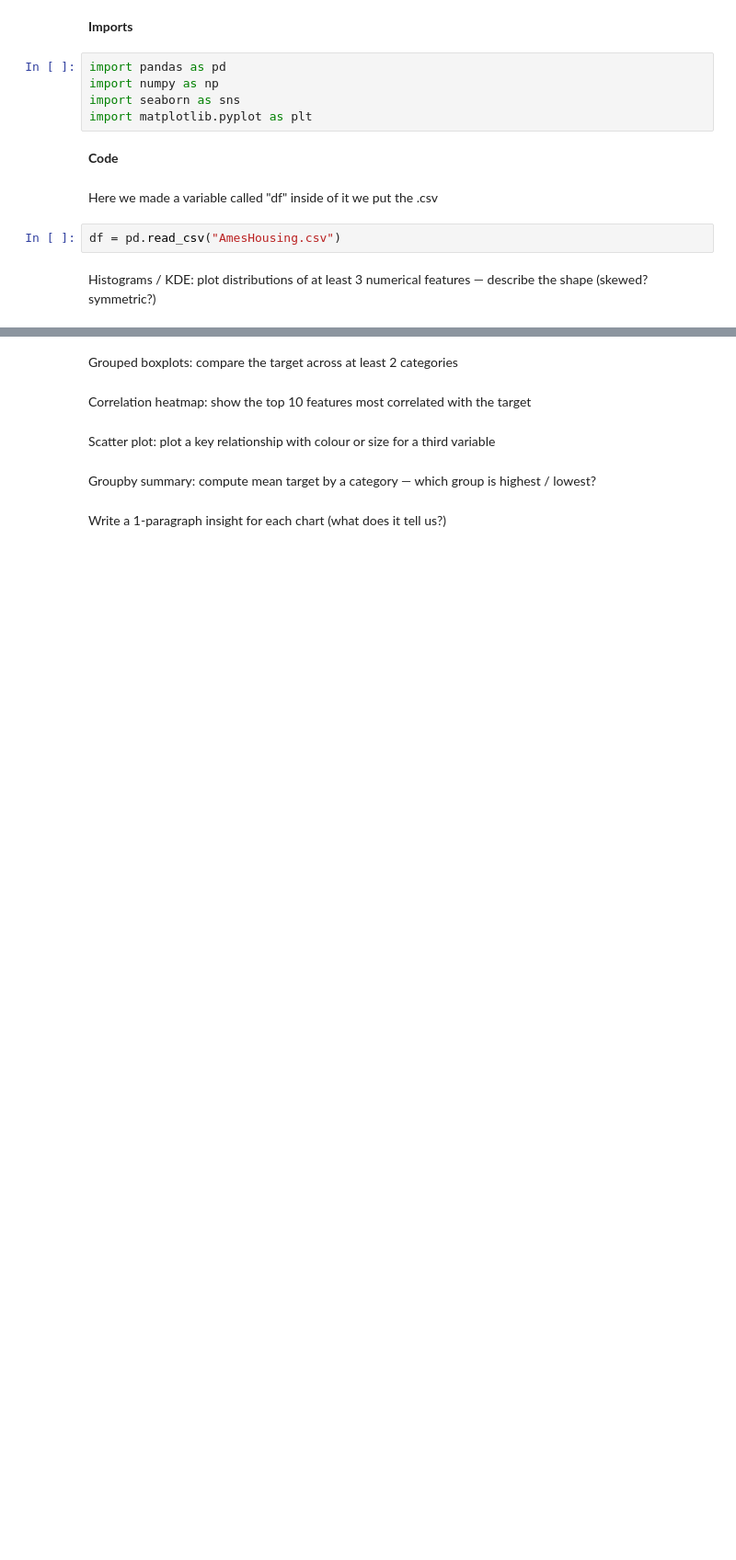
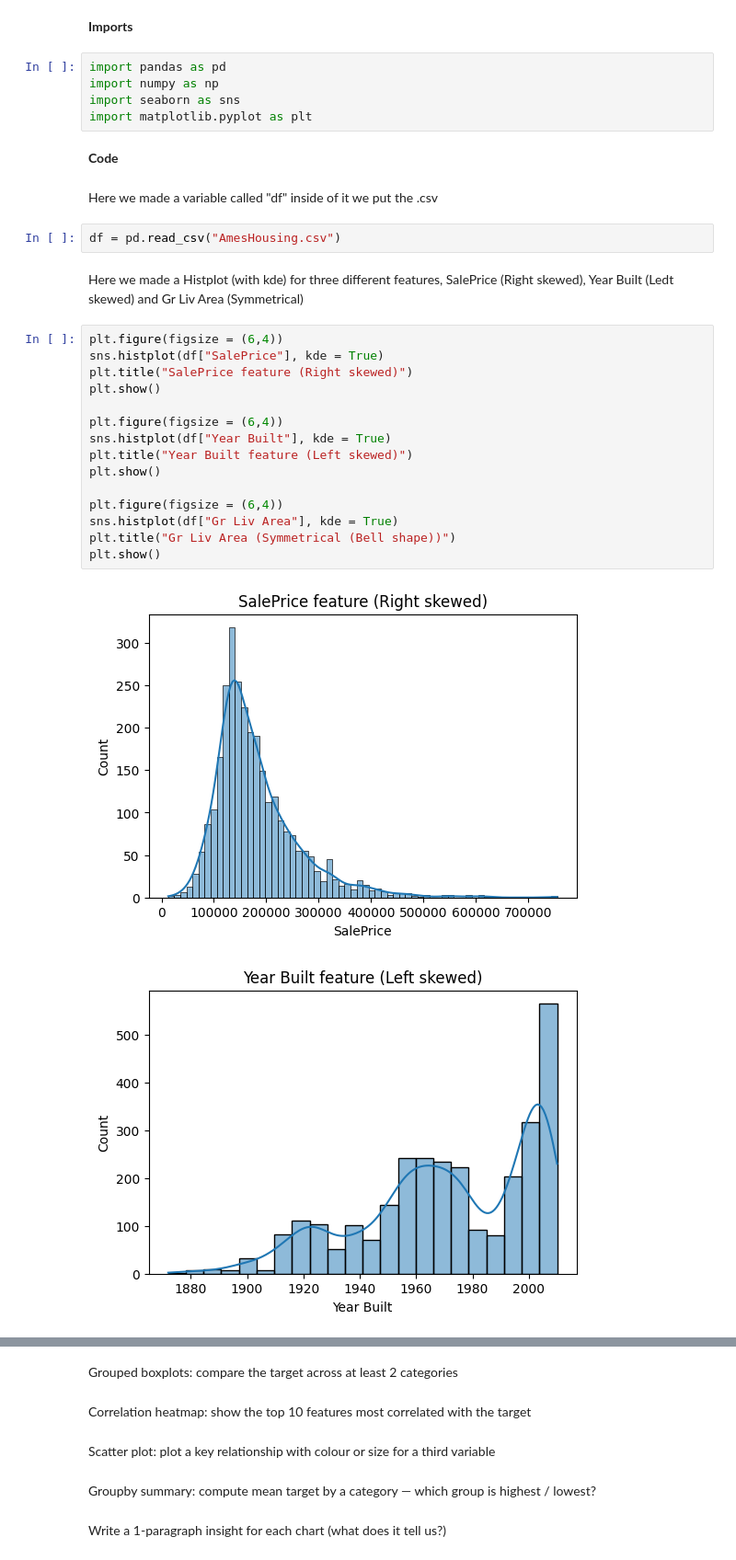
Before and after one commit to Eyadalmiman/Student-Capstone-Project, a Jupyter notebook: 03_eda.ipynb, the cells around one changed output, grey strips where cells are left out. Shown at 92% size. Cells and saved outputs as stored; diff of their text form; blank space fills up the shorter version.

```diff
--- a/03_eda.ipynb
+++ b/03_eda.ipynb
@@ -12,5 +12,22 @@ Here we made a variable called "df" inside of it we put the .csv
 # %%
 df = pd.read_csv("AmesHousing.csv")
 # %% [markdown]
-Histograms / KDE: plot distributions of at least 3 numerical features — describe the shape
-(skewed? symmetric?)
+Here we made a Histplot (with kde) for three different features, SalePrice (Right skewed), Year Built (Ledt skewed) and Gr Liv Area (Symmetrical)
+# %%
+plt.figure(figsize = (6,4))
+sns.histplot(df["SalePrice"], kde = True)
+plt.title("SalePrice feature (Right skewed)")
+plt.show()
+
+plt.figure(figsize = (6,4))
+sns.histplot(df["Year Built"], kde = True)
+plt.title("Year Built feature (Left skewed)")
+plt.show()
+
+plt.figure(figsize = (6,4))
+sns.histplot(df["Gr Liv Area"], kde = True)
+plt.title("Gr Liv Area (Symmetrical (Bell shape))")
+plt.show()
+# %% [output]
+[figure, added]
+[figure, added]
```
Also changed, not shown: parts of 1 cell of this notebook, 1 other file.
